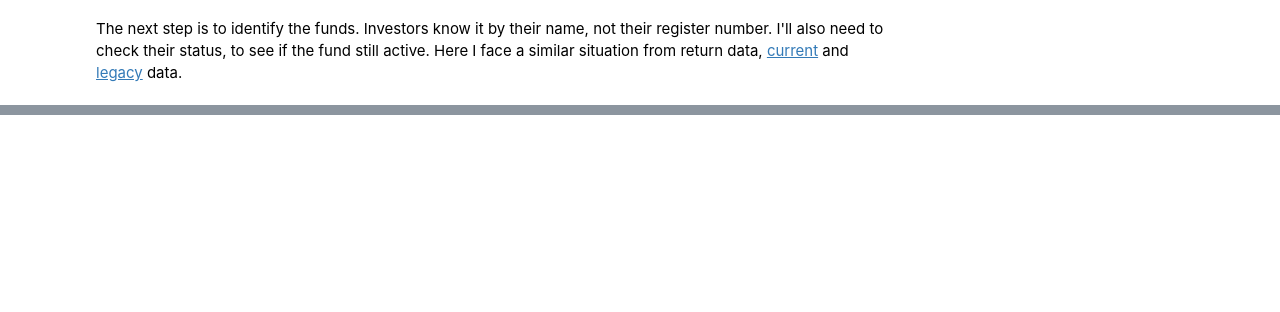
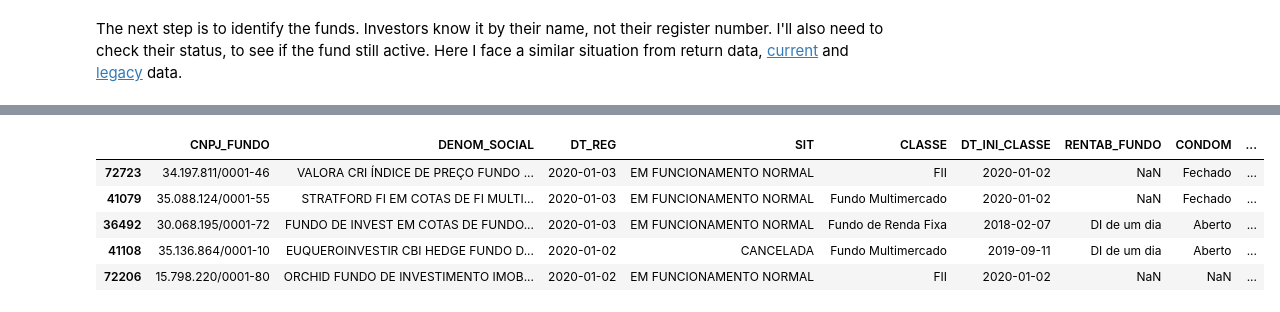
Before and after one commit to Ana-Akaishi/data-science-projects, a Jupyter notebook: BR Investment Funds.ipynb, the cells around one changed output, grey strips where cells are left out. Drawn from its saved outputs; the diff is of its cells as text; code cells hidden in the pictures; blank space fills up the shorter version.

```diff
--- a/BR Investment Funds.ipynb
+++ b/BR Investment Funds.ipynb
@@ -101,0 +289,15 @@ The next step is to identify the funds. Investors know it by their name, not the
+# %%
+# Check to see if I got the legacy data right
+cvm_complete_reg.tail()
+## For our tail data, we have really old data from 1950. I won't need data before 2020
+cvm_complete_reg = cvm_complete_reg[cvm_complete_reg['DT_REG'].dt.year >= 2020]
+# %%
+# Check to see if I got the legacy data right
+cvm_complete_reg.tail()
+# %% [output]
+|  | CNPJ_FUNDO | DENOM_SOCIAL | DT_REG | SIT | CLASSE | DT_INI_CLASSE | RENTAB_FUNDO | CONDOM | ... |
+| 72723 | 34.197.811/0001-46 | VALORA CRI ÍNDICE DE PREÇO FUNDO ... | 2020-01-03 | EM FUNCIONAMENTO NORMAL | FII | 2020-01-02 | NaN | Fechado | ... |
+| 41079 | 35.088.124/0001-55 | STRATFORD FI EM COTAS DE FI MULTI... | 2020-01-03 | EM FUNCIONAMENTO NORMAL | Fundo Multimercado | 2020-01-02 | NaN | Fechado | ... |
+| 36492 | 30.068.195/0001-72 | FUNDO DE INVEST EM COTAS DE FUNDO... | 2020-01-03 | EM FUNCIONAMENTO NORMAL | Fundo de Renda Fixa | 2018-02-07 | DI de um dia | Aberto | ... |
+| 41108 | 35.136.864/0001-10 | EUQUEROINVESTIR CBI HEDGE FUNDO D... | 2020-01-02 | CANCELADA | Fundo Multimercado | 2019-09-11 | DI de um dia | Aberto | ... |
+| 72206 | 15.798.220/0001-80 | ORCHID FUNDO DE INVESTIMENTO IMOB... | 2020-01-02 | EM FUNCIONAMENTO NORMAL | FII | 2020-01-02 | NaN | NaN | ... |
```
Also changed, not shown: parts of 8 cells of this notebook.
